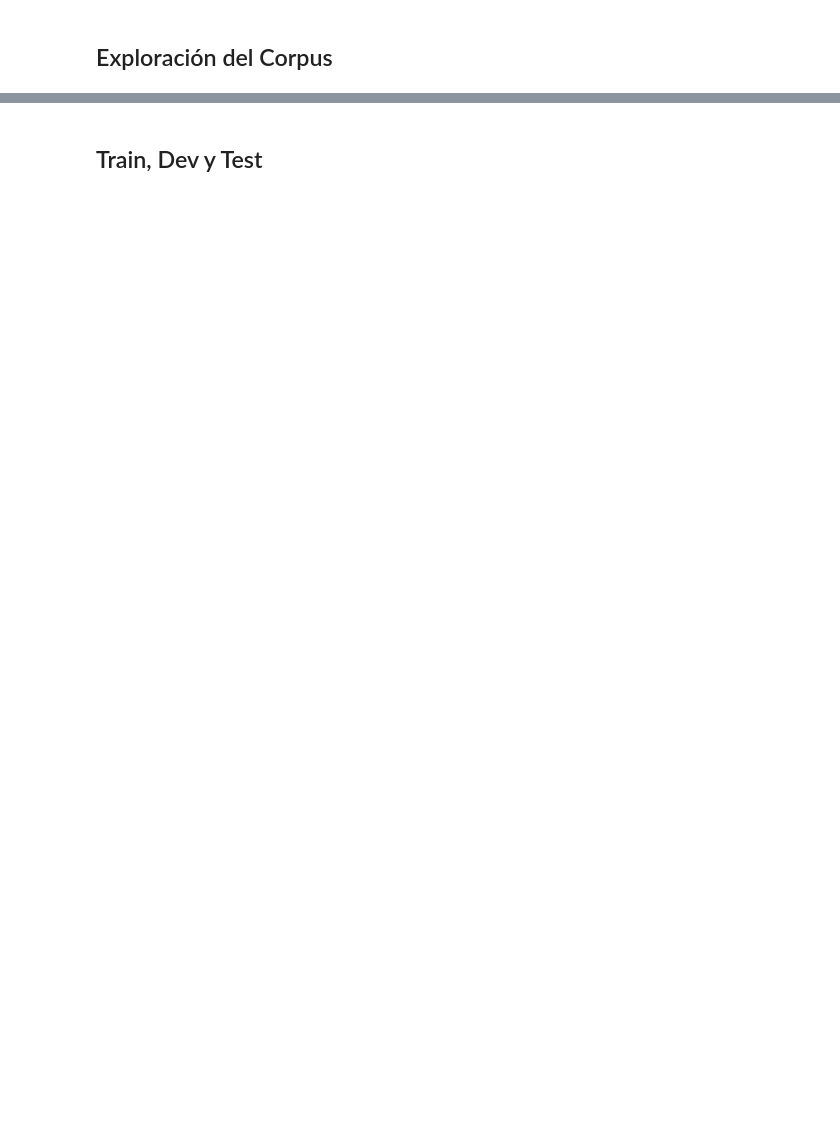
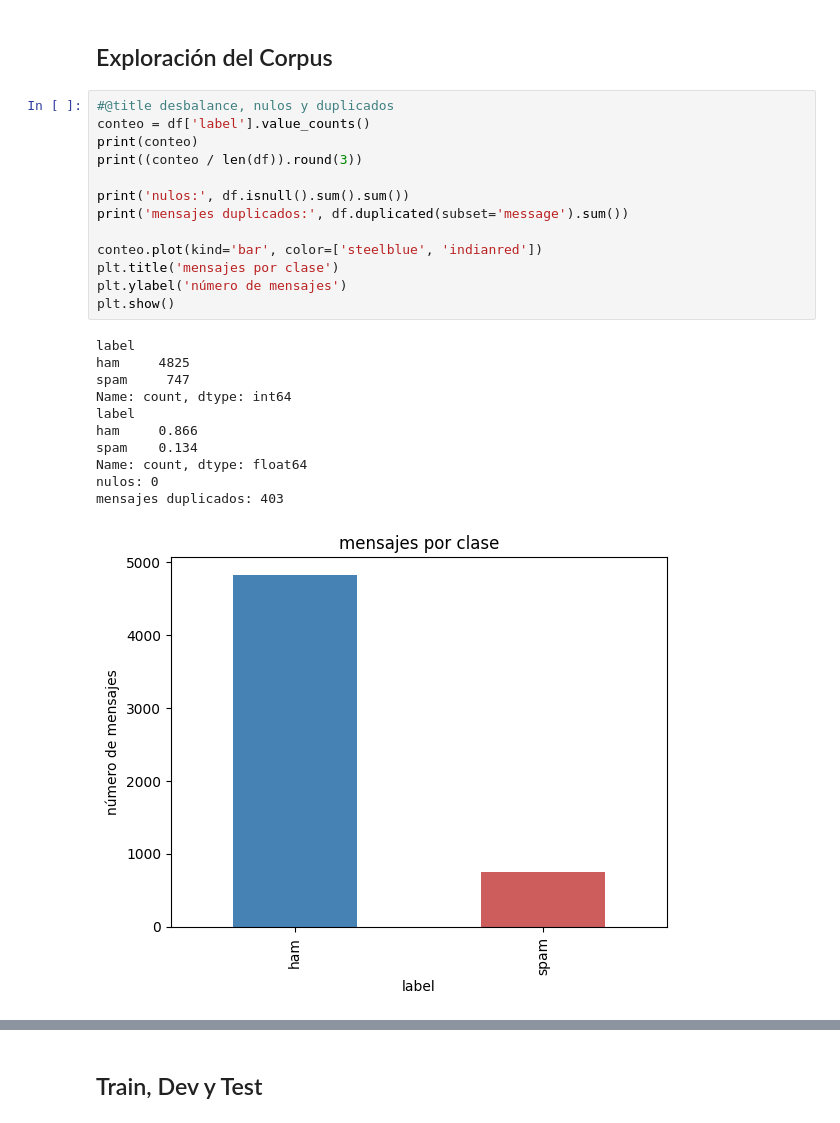
Before and after one commit to kao05/SpamAnalysis-TextMining, a Jupyter notebook: Project.ipynb, the cells around one changed output, grey strips where cells are left out. Cells and saved outputs as stored; diff of their text form; blank space fills up the shorter version.

```diff
--- a/Project.ipynb
+++ b/Project.ipynb
@@ -37,2 +49,27 @@ df.shape
 # %% [markdown]
 ## Exploración del Corpus
+# %%
+#@title desbalance, nulos y duplicados
+conteo = df['label'].value_counts()
+print(conteo)
+print((conteo / len(df)).round(3))
+
+print('nulos:', df.isnull().sum().sum())
+print('mensajes duplicados:', df.duplicated(subset='message').sum())
+
+conteo.plot(kind='bar', color=['steelblue', 'indianred'])
+plt.title('mensajes por clase')
+plt.ylabel('número de mensajes')
+plt.show()
+# %% [output]
+label
+ham     4825
+spam     747
+Name: count, dtype: int64
+label
+ham     0.866
+spam    0.134
+Name: count, dtype: float64
+nulos: 0
+mensajes duplicados: 403
+[figure, added]
```
Also changed, not shown: parts of 14 cells of this notebook.
